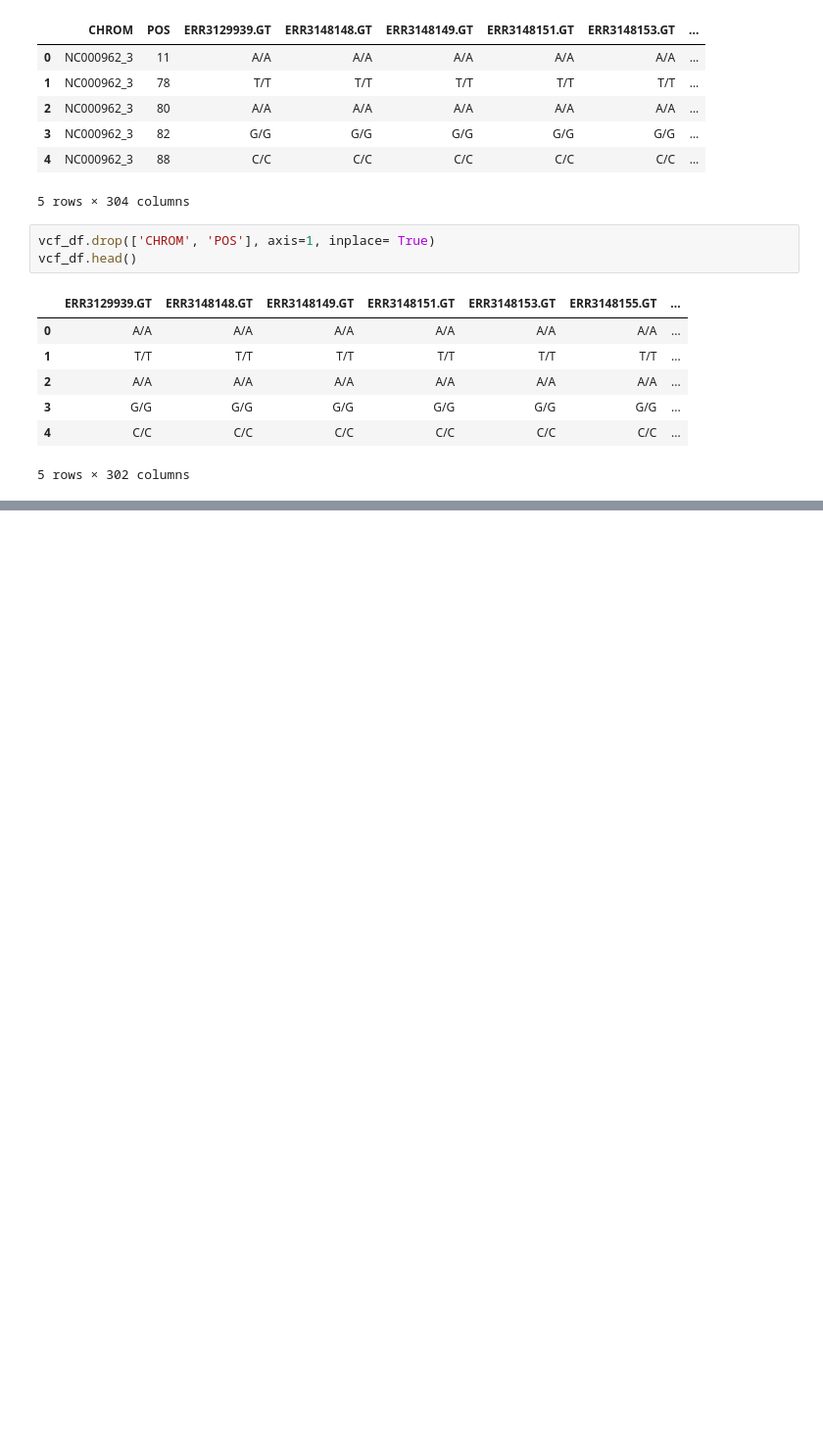
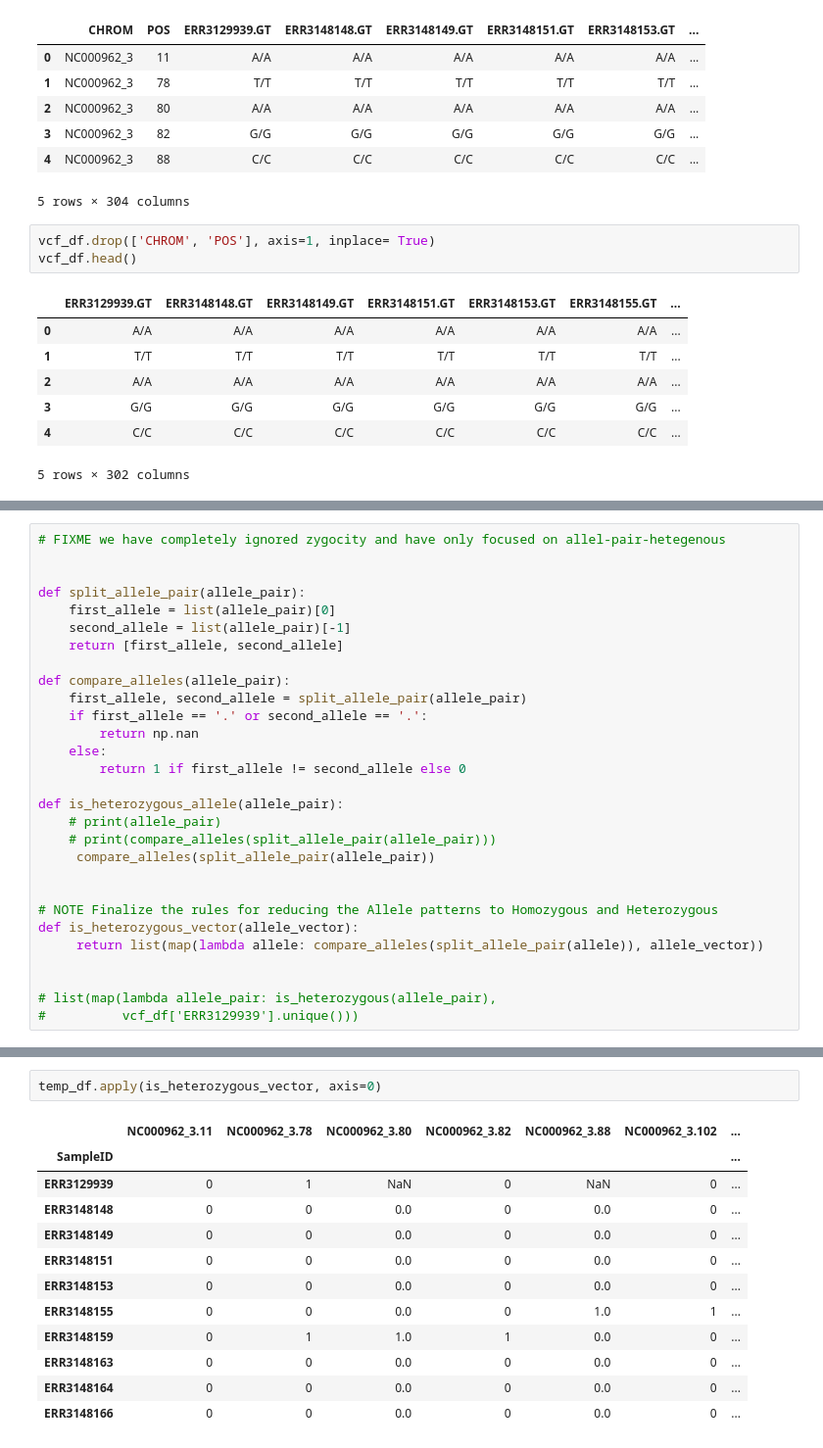
Before and after one commit to abhi18av/drug-resistance-prediction-cambiohack, a Jupyter notebook: src/notebooks/feature_engineering.ipynb, the cells around one changed output, grey strips where cells are left out. Shown at 98% size. Saved outputs shown, nothing was run; the diff lists cells and outputs as text; blank space fills up the shorter version.

```diff
--- a/src/notebooks/feature_engineering.ipynb
+++ b/src/notebooks/feature_engineering.ipynb
@@ -367,0 +318,29 @@ final_df.head().to_csv("../data/processed/final_df_head.csv")
+# %%
+# FIXME we have completely ignored zygocity and have only focused on allel-pair-hetegenous
+
+
+def split_allele_pair(allele_pair):
+    first_allele = list(allele_pair)[0]
+    second_allele = list(allele_pair)[-1]
+    return [first_allele, second_allele]
+
+def compare_alleles(allele_pair):
+    first_allele, second_allele = split_allele_pair(allele_pair)
+    if first_allele == '.' or second_allele == '.':
+        return np.nan
+    else:
+        return 1 if first_allele != second_allele else 0
+
+def is_heterozygous_allele(allele_pair):
+    # print(allele_pair)
+    # print(compare_alleles(split_allele_pair(allele_pair)))
+     compare_alleles(split_allele_pair(allele_pair))
+
+
+# NOTE Finalize the rules for reducing the Allele patterns to Homozygous and Heterozygous
+def is_heterozygous_vector(allele_vector):
+     return list(map(lambda allele: compare_alleles(split_allele_pair(allele)), allele_vector))
+
+
+# list(map(lambda allele_pair: is_heterozygous(allele_pair),
+#          vcf_df['ERR3129939'].unique()))
@@ -367,0 +383,15 @@ final_df.head().to_csv("../data/processed/final_df_head.csv")
+# %%
+temp_df.apply(is_heterozygous_vector, axis=0)
+# %% [output]
+|  | NC000962_3.11 | NC000962_3.78 | NC000962_3.80 | NC000962_3.82 | NC000962_3.88 | NC000962_3.102 | ... |
+| SampleID |  |  |  |  |  |  | ... |
+| ERR3129939 | 0 | 1 | NaN | 0 | NaN | 0 | ... |
+| ERR3148148 | 0 | 0 | 0.0 | 0 | 0.0 | 0 | ... |
+| ERR3148149 | 0 | 0 | 0.0 | 0 | 0.0 | 0 | ... |
+| ERR3148151 | 0 | 0 | 0.0 | 0 | 0.0 | 0 | ... |
+| ERR3148153 | 0 | 0 | 0.0 | 0 | 0.0 | 0 | ... |
+| ERR3148155 | 0 | 0 | 0.0 | 0 | 1.0 | 1 | ... |
+| ERR3148159 | 0 | 1 | 1.0 | 1 | 0.0 | 0 | ... |
+| ERR3148163 | 0 | 0 | 0.0 | 0 | 0.0 | 0 | ... |
+| ERR3148164 | 0 | 0 | 0.0 | 0 | 0.0 | 0 | ... |
+| ERR3148166 | 0 | 0 | 0.0 | 0 | 0.0 | 0 | ... |
```
Also changed, not shown: parts of 48 cells of this notebook, 6 other files.
